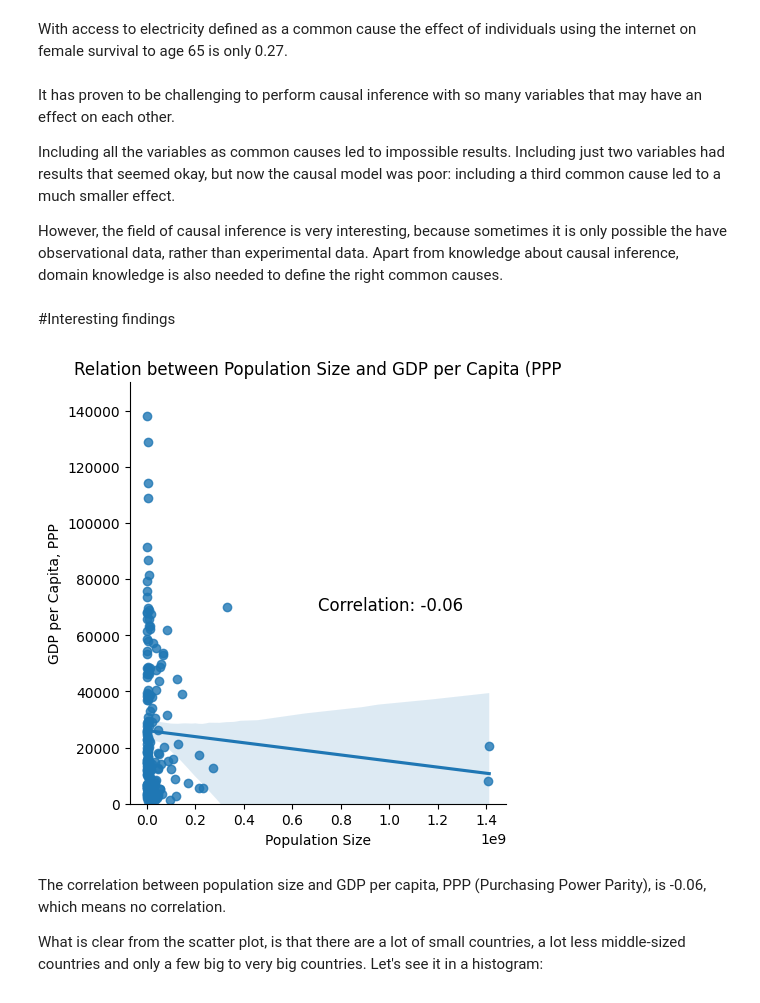
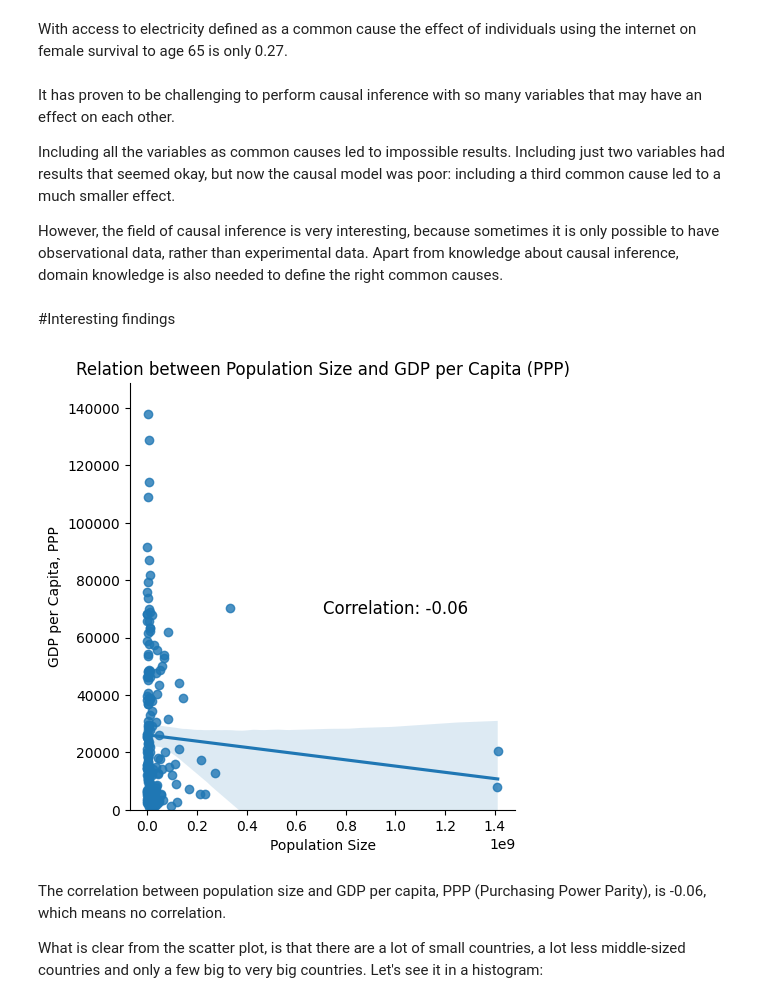
Before and after one commit to David-7805/Global-Development-Trends-Analyzing-World-Data, a Jupyter notebook: FinalProject_WorldDevelopmentData_lite.ipynb, the cells around one changed output. Cells and saved outputs as stored; diff of their text form; code cells hidden in the pictures.

Commit message:
modified:   FinalProject_WorldDevelopmentData.ipynb modified:   FinalProject_WorldDevelopmentData_lite.ipynb

```diff
--- a/FinalProject_WorldDevelopmentData_lite.ipynb
+++ b/FinalProject_WorldDevelopmentData_lite.ipynb
@@ -1415,26 +1660,26 @@ It has proven to be challenging to perform causal inference with so many variabl
 
 Including all the variables as common causes led to impossible results. Including just two variables had results that seemed okay, but now the causal model was poor: including a third common cause led to a much smaller effect.
 
-However, the field of causal inference is very interesting, because sometimes it is only possible the have observational data, rather than experimental data. Apart from knowledge about causal inference, domain knowledge is also needed to define the right common causes.
+However, the field of causal inference is very interesting, because sometimes it is only possible to have observational data, rather than experimental data. Apart from knowledge about causal inference, domain knowledge is also needed to define the right common causes.
 # %% [markdown]
 #Interesting findings
 # %%
 # Calculate the correlation coefficient
 correlation = countries_development_2021_df['Population, total [SP.POP.TOTL]'].corr(countries_development_2021_df['GDP per capita, PPP (current international $) [NY.GDP.PCAP.PP.CD]'])
 
 sns.lmplot(x='Population, total [SP.POP.TOTL]', y='GDP per capita, PPP (current international $) [NY.GDP.PCAP.PP.CD]', data=countries_development_2021_df)
-plt.title('Relation between Population Size and GDP per Capita (PPP')
+plt.title('Relation between Population Size and GDP per Capita (PPP)')
 plt.xlabel('Population Size')
 plt.ylabel('GDP per Capita, PPP')
 plt.ylim(bottom = 0)
 
 # Add the correlation coefficient text
 plt.text(x=0.50, y=0.46, s=f'Correlation: {correlation:.2f}', transform=plt.gca().transAxes, fontsize=12)
 
 # Show the plot
 plt.show()
 # %% [output]
-[figure, old version]
+[figure, new version]
 # %% [markdown]
 The correlation between population size and GDP per capita, PPP (Purchasing Power Parity), is -0.06, which means no correlation.
 
```
Also changed, not shown: parts of 17 cells of this notebook.
